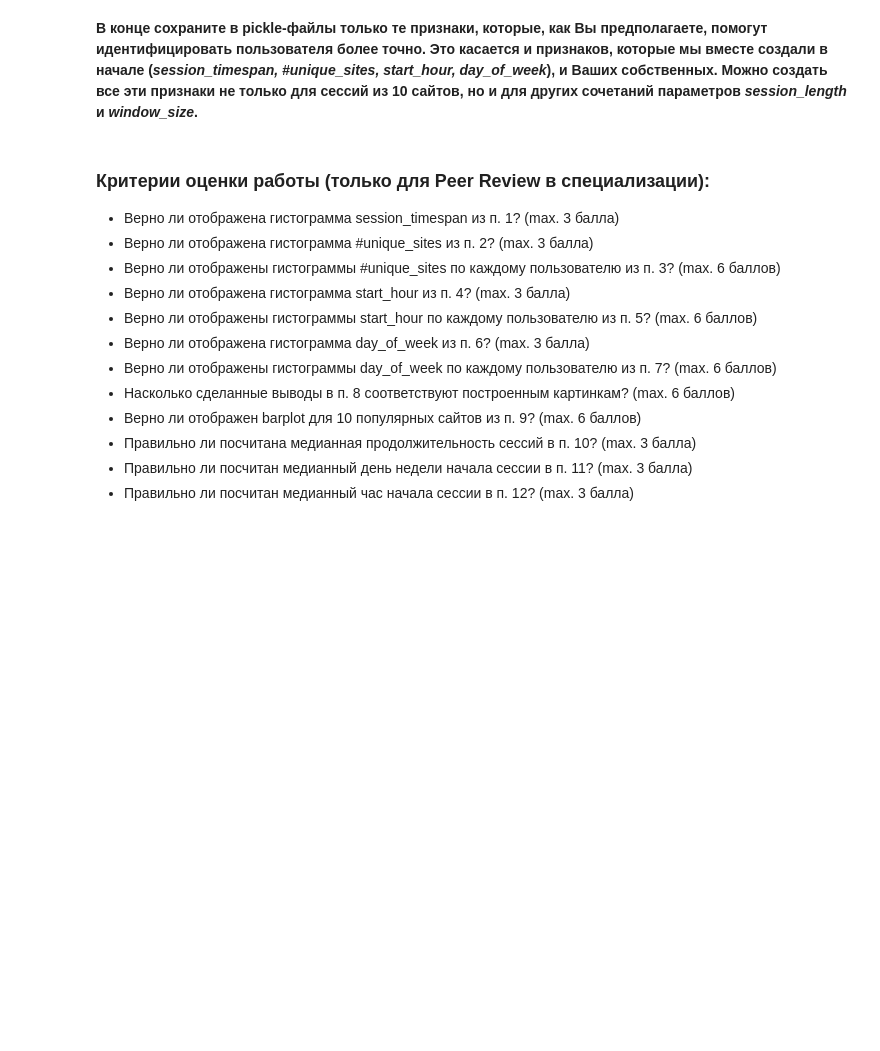
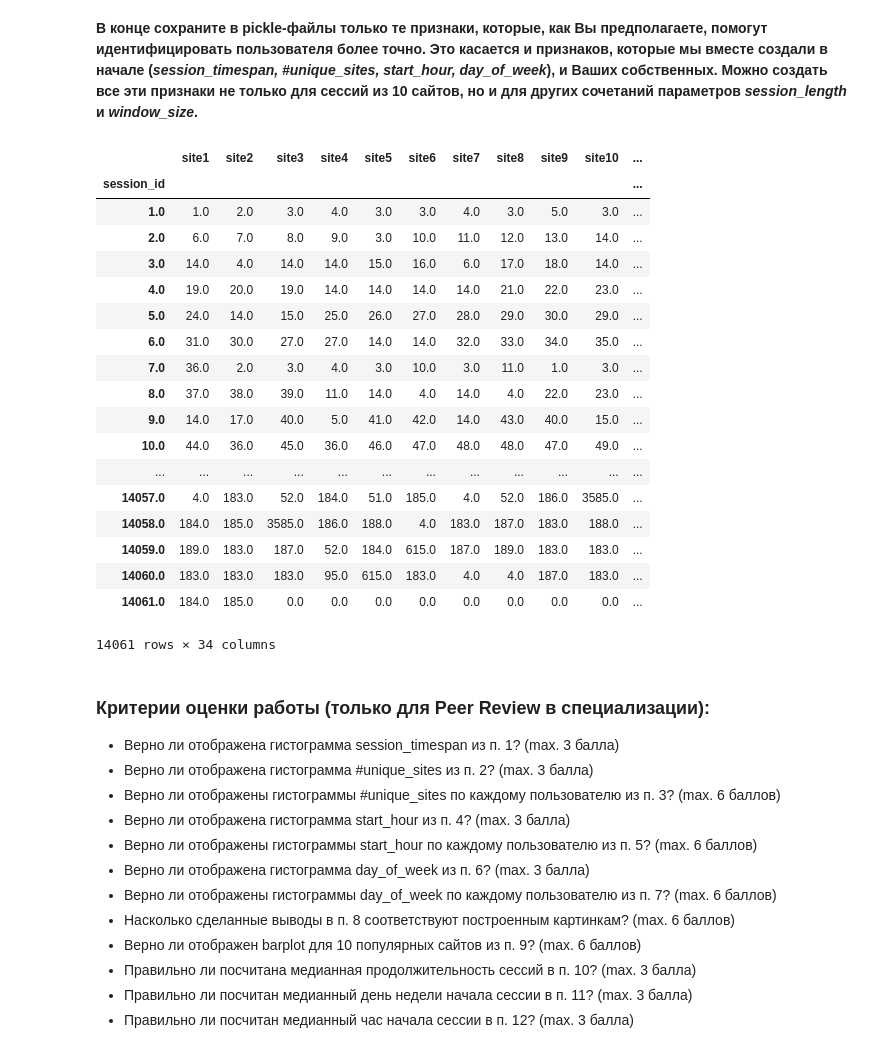
Before and after one commit to chance-comer/coursera_data_analysis_and_ML, a Jupyter notebook: FinalProject/1_UserBehaviourAnalytics/week3_visual_analysis_and_fe.ipynb, the cells around one changed output. Drawn from its saved outputs; the diff is of its cells as text; code cells hidden in the pictures; blank space fills up the shorter version.

Commit message:
week 3

```diff
--- a/FinalProject/1_UserBehaviourAnalytics/week3_visual_analysis_and_fe.ipynb
+++ b/FinalProject/1_UserBehaviourAnalytics/week3_visual_analysis_and_fe.ipynb
@@ -590,0 +651,26 @@ selected_features_150users = ''' ВАШ КОД ЗДЕСЬ '''
+# %%
+train_data_10u_new_fe[0][['site' + str(i) for i in range(1,11)] + \
+                ['time_diff' + str(j) for j in range(1,10)] + \
+                ['session_timespan', '#unique_sites', 'start_hour',
+                 'day_of_week', 'top_10_freq'] + \
+        [i for i in sites_names]]
+# %% [output]
+|  | site1 | site2 | site3 | site4 | site5 | site6 | site7 | site8 | site9 | site10 | ... |
+| session_id |  |  |  |  |  |  |  |  |  |  | ... |
+| 1.0 | 1.0 | 2.0 | 3.0 | 4.0 | 3.0 | 3.0 | 4.0 | 3.0 | 5.0 | 3.0 | ... |
+| 2.0 | 6.0 | 7.0 | 8.0 | 9.0 | 3.0 | 10.0 | 11.0 | 12.0 | 13.0 | 14.0 | ... |
+| 3.0 | 14.0 | 4.0 | 14.0 | 14.0 | 15.0 | 16.0 | 6.0 | 17.0 | 18.0 | 14.0 | ... |
+| 4.0 | 19.0 | 20.0 | 19.0 | 14.0 | 14.0 | 14.0 | 14.0 | 21.0 | 22.0 | 23.0 | ... |
+| 5.0 | 24.0 | 14.0 | 15.0 | 25.0 | 26.0 | 27.0 | 28.0 | 29.0 | 30.0 | 29.0 | ... |
+| 6.0 | 31.0 | 30.0 | 27.0 | 27.0 | 14.0 | 14.0 | 32.0 | 33.0 | 34.0 | 35.0 | ... |
+| 7.0 | 36.0 | 2.0 | 3.0 | 4.0 | 3.0 | 10.0 | 3.0 | 11.0 | 1.0 | 3.0 | ... |
+| 8.0 | 37.0 | 38.0 | 39.0 | 11.0 | 14.0 | 4.0 | 14.0 | 4.0 | 22.0 | 23.0 | ... |
+| 9.0 | 14.0 | 17.0 | 40.0 | 5.0 | 41.0 | 42.0 | 14.0 | 43.0 | 40.0 | 15.0 | ... |
+| 10.0 | 44.0 | 36.0 | 45.0 | 36.0 | 46.0 | 47.0 | 48.0 | 48.0 | 47.0 | 49.0 | ... |
+| ... | ... | ... | ... | ... | ... | ... | ... | ... | ... | ... | ... |
+| 14057.0 | 4.0 | 183.0 | 52.0 | 184.0 | 51.0 | 185.0 | 4.0 | 52.0 | 186.0 | 3585.0 | ... |
+| 14058.0 | 184.0 | 185.0 | 3585.0 | 186.0 | 188.0 | 4.0 | 183.0 | 187.0 | 183.0 | 188.0 | ... |
+| 14059.0 | 189.0 | 183.0 | 187.0 | 52.0 | 184.0 | 615.0 | 187.0 | 189.0 | 183.0 | 183.0 | ... |
+| 14060.0 | 183.0 | 183.0 | 183.0 | 95.0 | 615.0 | 183.0 | 4.0 | 4.0 | 187.0 | 183.0 | ... |
+| 14061.0 | 184.0 | 185.0 | 0.0 | 0.0 | 0.0 | 0.0 | 0.0 | 0.0 | 0.0 | 0.0 | ... |
+14061 rows × 34 columns
```
Also changed, not shown: parts of 9 cells of this notebook, 2 other files.
